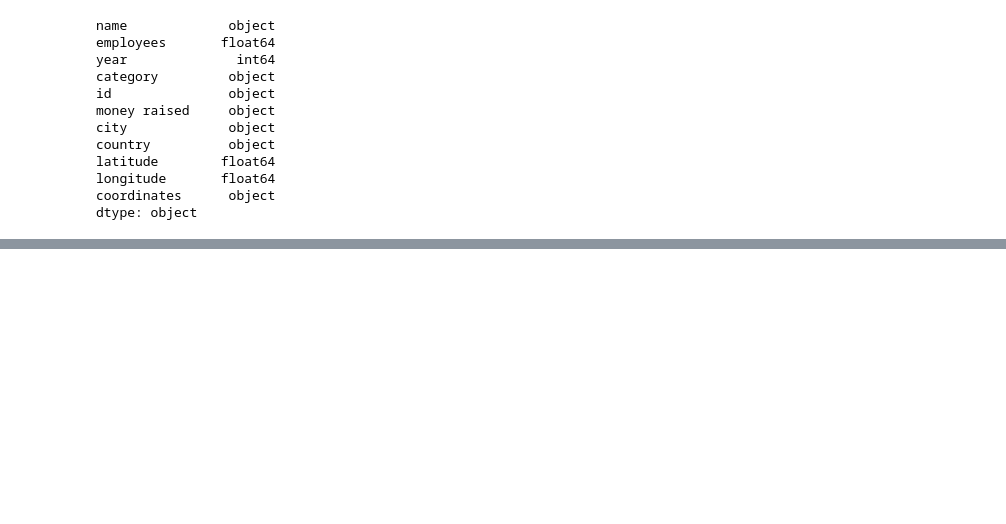
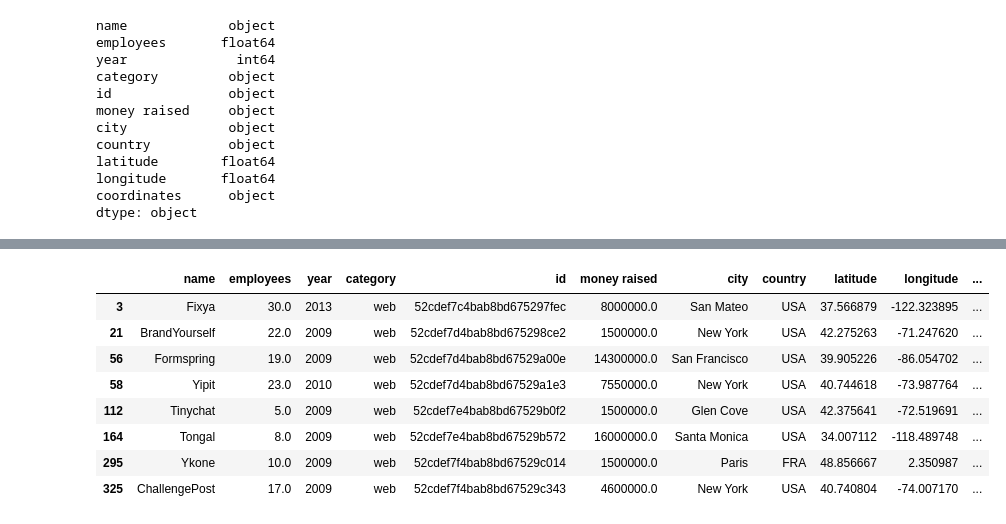
Before and after one commit to mariaversin/Geolocation-Project, a Jupyter notebook: pruebas/pruebas.ipynb, the cells around one changed output, grey strips where cells are left out. Saved outputs shown, nothing was run; the diff lists cells and outputs as text; code cells hidden in the pictures; blank space fills up the shorter version.

Commit message:
cleaning

```diff
--- a/pruebas/pruebas.ipynb
+++ b/pruebas/pruebas.ipynb
@@ -126,4 +99,0 @@ data['money raised']= data['money raised'].map(pd.eval)
-# %%
-data['money raised']= data['money raised'].apply(np.int64)
-# %%
-data=data[data!=0].dropna()
@@ -142,0 +100,35 @@ data.head()
+# %%
+def money_clean(data):
+
+    ''' Function to convert money raised to int '''
+
+    data['money raised']= data['money raised'].replace('[Kk]', '*100',regex = True).replace( 'M', '*1000000',regex=True)
+    data['money raised']= data['money raised'].replace('[€$£]','',regex=True)
+    #data['money raised']= data['money raised'].apply(np.int64)
+    data['money raised']= data['money raised'].map(pd.eval)
+    #data=data[data!=0].dropna()
+    return money_comp
+
+def category(data):
+
+    ''' Function to clean category column '''
+
+    web_design = {'search': 'web','mobile': 'web','web': 'web','games_video': 'web','ecommerce': 'web','advertising': 'web',
+              'hardware': 'web','enterprise': 'web','network_hosting': 'web','software': 'web',
+              'analytics': 'web','cleantech': 'web'}
+    data = money_clean(data).replace(web_design, regex=True)
+    return money_comp
+# %%
+data_new = category(data)
+# %%
+data_new
+# %% [output]
+|  | name | employees | year | category | id | money raised | city | country | latitude | longitude | ... |
+| 3 | Fixya | 30.0 | 2013 | web | 52cdef7c4bab8bd675297fec | 8000000.0 | San Mateo | USA | 37.566879 | -122.323895 | ... |
+| 21 | BrandYourself | 22.0 | 2009 | web | 52cdef7d4bab8bd675298ce2 | 1500000.0 | New York | USA | 42.275263 | -71.247620 | ... |
+| 56 | Formspring | 19.0 | 2009 | web | 52cdef7d4bab8bd67529a00e | 14300000.0 | San Francisco | USA | 39.905226 | -86.054702 | ... |
+| 58 | Yipit | 23.0 | 2010 | web | 52cdef7d4bab8bd67529a1e3 | 7550000.0 | New York | USA | 40.744618 | -73.987764 | ... |
+| 112 | Tinychat | 5.0 | 2009 | web | 52cdef7e4bab8bd67529b0f2 | 1500000.0 | Glen Cove | USA | 42.375641 | -72.519691 | ... |
+| 164 | Tongal | 8.0 | 2009 | web | 52cdef7e4bab8bd67529b572 | 16000000.0 | Santa Monica | USA | 34.007112 | -118.489748 | ... |
+| 295 | Ykone | 10.0 | 2009 | web | 52cdef7f4bab8bd67529c014 | 1500000.0 | Paris | FRA | 48.856667 | 2.350987 | ... |
+| 325 | ChallengePost | 17.0 | 2009 | web | 52cdef7f4bab8bd67529c343 | 4600000.0 | New York | USA | 40.740804 | -74.007170 | ... |
```
Also changed, not shown: parts of 7 cells of this notebook, 2 other files.
